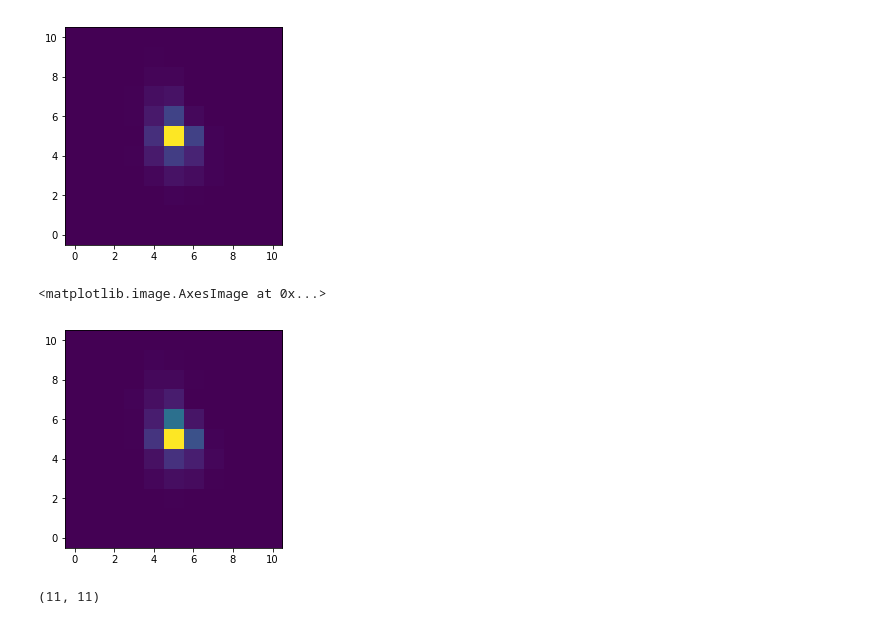
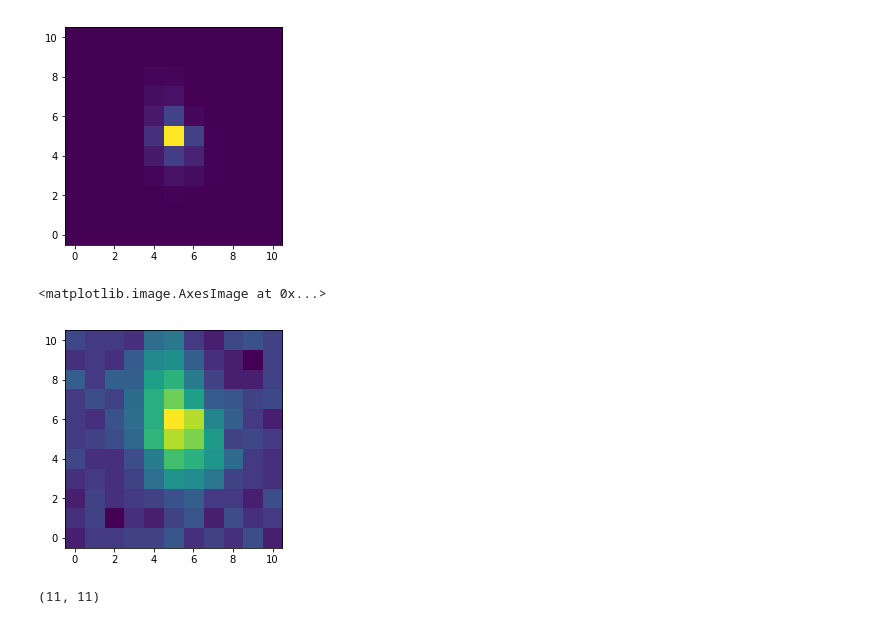
Before and after one commit to benmontet/nutella, a Jupyter notebook: nutella_example.ipynb, the cells around one changed output. Saved outputs shown, nothing was run; the diff lists cells and outputs as text; code cells hidden in the pictures.

```diff
--- a/nutella_example.ipynb
+++ b/nutella_example.ipynb
@@ -23,20 +23,20 @@ from scipy import signal
 cadences = np.arange(1000)
 # %%
 A = 1e4 + 1e2 * np.sin(2 * np.pi * np.linspace(0, 6, 1000)) + 300 * np.linspace(0, 1, 1000)
-xc = 255.5 + 0.05 * np.random.normal(size=1000) + .3*signal.sawtooth(np.linspace(0, 100, 1000))
-yc = 205.5 + 0.05 * np.random.normal(size=1000) + .3 - .3*signal.sawtooth(np.linspace(0, 100, 1000))
+xc = 255.5 + 0.05 + .9*signal.sawtooth(np.linspace(0, 100, 1000))
+yc = 205.5 + 0.05 + .9 - .9*signal.sawtooth(np.linspace(0, 100, 1000))
 # %%
-tpf = np.array([np.random.poisson(prf(flux=A[i], center_col=xc[i], center_row=yc[i]) + 3) for i in range(1000)], dtype=np.float64)
+tpf = 1 + np.array([np.random.poisson(prf(flux=A[i], center_col=xc[i], center_row=yc[i]) + 3) for i in range(1000)], dtype=np.float64)
 tpf_save = np.copy(tpf)
 # %%
-tpf[:, 4, 3] = .9 * tpf[:, 4, 3]
+#tpf[:, 4, 3] = .9 * tpf[:, 4, 3]
 # %%
-tpf[:, 5, 6] = 1.05 * tpf[:, 5, 6]
+#tpf[:, 5, 6] = 1.05 * tpf[:, 5, 6]
 # %%
-plt.imshow(tpf[100], origin='lower', interpolation='nearest')
+plt.imshow(np.log(tpf[100]), origin='lower', interpolation='nearest')
 # %% [output]
 <matplotlib.image.AxesImage at 0x...>
-[figure, old version]
+[figure, new version]
 # %%
 true_detector = np.ones(tpf.shape[1:])
 # %%
```
Also changed, not shown: parts of 66 cells of this notebook.
